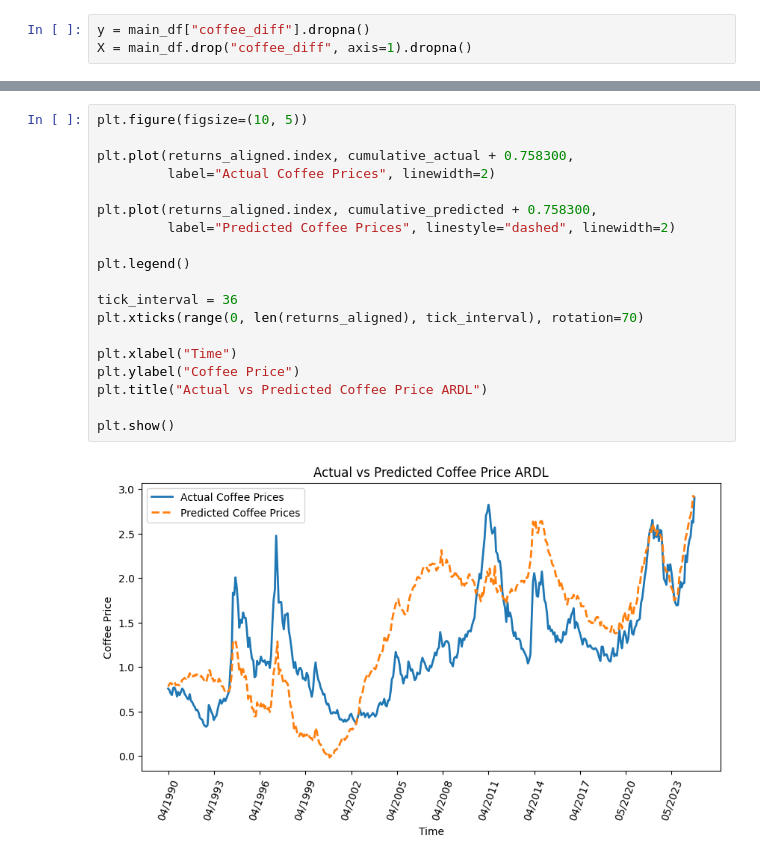
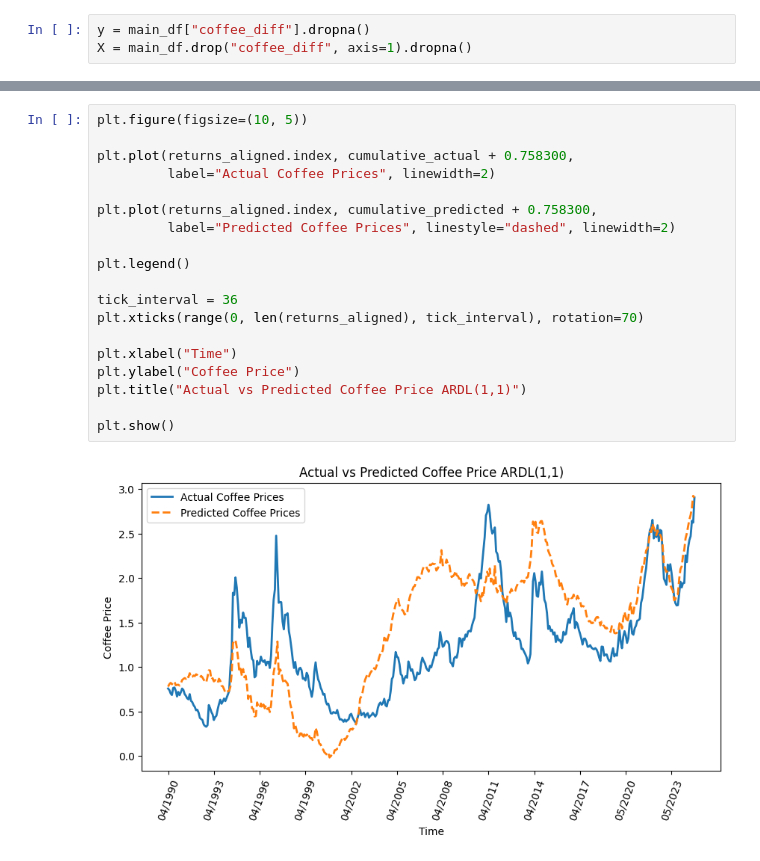
Before and after one commit to NicolasMSalas/eco395m_ml_coffee_trees, a Jupyter notebook: code/arima.ipynb, the cells around one changed output, grey strips where cells are left out. Drawn from its saved outputs; the diff is of its cells as text.

```diff
--- a/code/arima.ipynb
+++ b/code/arima.ipynb
@@ -332,23 +348,23 @@ strong multicollinearity problems or that the design matrix is singular.
 # %%
 plt.figure(figsize=(10, 5))
 
 plt.plot(returns_aligned.index, cumulative_actual + 0.758300,
          label="Actual Coffee Prices", linewidth=2)
 
 plt.plot(returns_aligned.index, cumulative_predicted + 0.758300,
          label="Predicted Coffee Prices", linestyle="dashed", linewidth=2)
 
 plt.legend()
 
 tick_interval = 36
 plt.xticks(range(0, len(returns_aligned), tick_interval), rotation=70)
 
 plt.xlabel("Time")
 plt.ylabel("Coffee Price")
-plt.title("Actual vs Predicted Coffee Price ARDL")
+plt.title("Actual vs Predicted Coffee Price ARDL(1,1)")
 
 plt.show()
 # %% [output]
-[figure, old version]
+[figure, new version]
 # %%
 print(f'Train MSE: {train_mse}')
```
Also changed, not shown: parts of 8 cells of this notebook.
